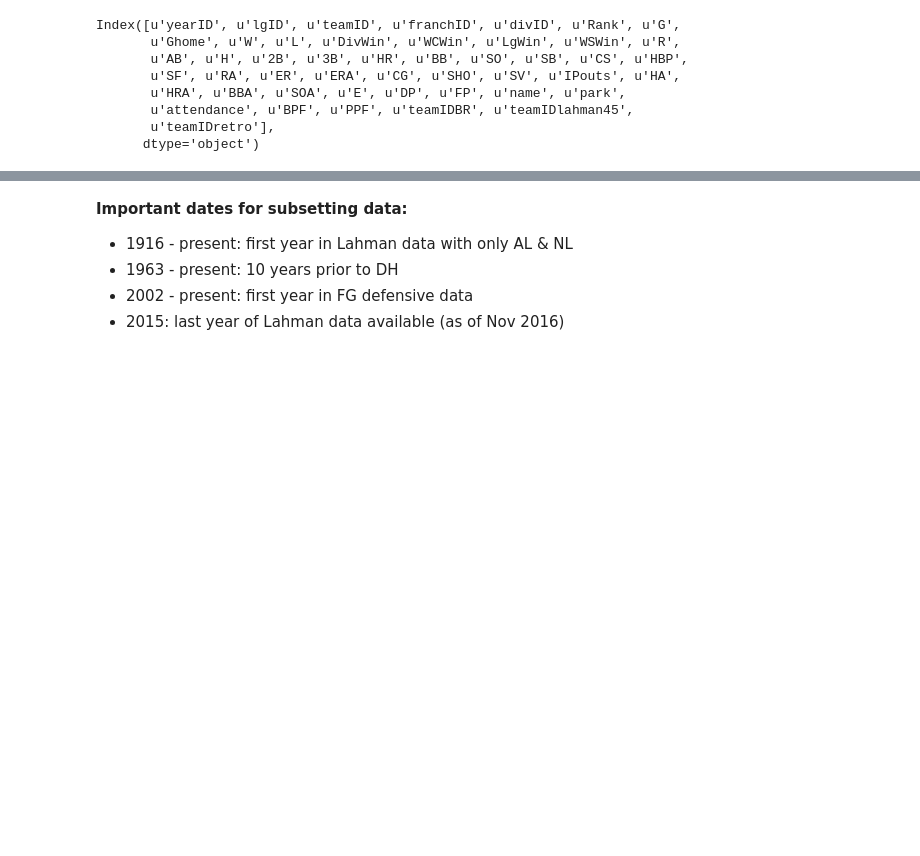
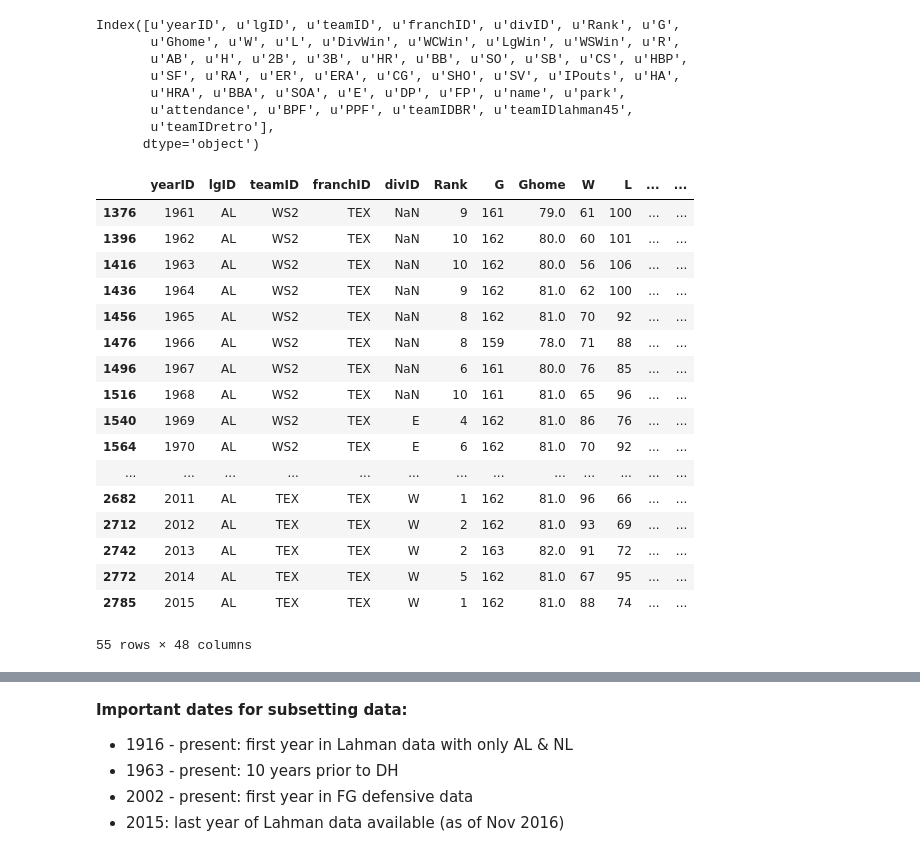
Before and after one commit to lukeremy/codex, a Jupyter notebook: baseball/Baseball data wrangle.ipynb, the cells around one changed output, grey strips where cells are left out. Saved outputs shown, nothing was run; the diff lists cells and outputs as text; code cells hidden in the pictures; blank space fills up the shorter version.

```diff
--- a/baseball/Baseball data wrangle.ipynb
+++ b/baseball/Baseball data wrangle.ipynb
@@ -138,6 +138,27 @@ Index([u'yearID', u'lgID', u'teamID', u'franchID', u'divID', u'Rank', u'G',
        u'attendance', u'BPF', u'PPF', u'teamIDBR', u'teamIDlahman45',
        u'teamIDretro'],
       dtype='object')
+# %%
+teams[teams['franchID']=='TEX']
+# %% [output]
+|  | yearID | lgID | teamID | franchID | divID | Rank | G | Ghome | W | L | ... | ... |
+| 1376 | 1961 | AL | WS2 | TEX | NaN | 9 | 161 | 79.0 | 61 | 100 | ... | ... |
+| 1396 | 1962 | AL | WS2 | TEX | NaN | 10 | 162 | 80.0 | 60 | 101 | ... | ... |
+| 1416 | 1963 | AL | WS2 | TEX | NaN | 10 | 162 | 80.0 | 56 | 106 | ... | ... |
+| 1436 | 1964 | AL | WS2 | TEX | NaN | 9 | 162 | 81.0 | 62 | 100 | ... | ... |
+| 1456 | 1965 | AL | WS2 | TEX | NaN | 8 | 162 | 81.0 | 70 | 92 | ... | ... |
+| 1476 | 1966 | AL | WS2 | TEX | NaN | 8 | 159 | 78.0 | 71 | 88 | ... | ... |
+| 1496 | 1967 | AL | WS2 | TEX | NaN | 6 | 161 | 80.0 | 76 | 85 | ... | ... |
+| 1516 | 1968 | AL | WS2 | TEX | NaN | 10 | 161 | 81.0 | 65 | 96 | ... | ... |
+| 1540 | 1969 | AL | WS2 | TEX | E | 4 | 162 | 81.0 | 86 | 76 | ... | ... |
+| 1564 | 1970 | AL | WS2 | TEX | E | 6 | 162 | 81.0 | 70 | 92 | ... | ... |
+| ... | ... | ... | ... | ... | ... | ... | ... | ... | ... | ... | ... | ... |
+| 2682 | 2011 | AL | TEX | TEX | W | 1 | 162 | 81.0 | 96 | 66 | ... | ... |
+| 2712 | 2012 | AL | TEX | TEX | W | 2 | 162 | 81.0 | 93 | 69 | ... | ... |
+| 2742 | 2013 | AL | TEX | TEX | W | 2 | 163 | 82.0 | 91 | 72 | ... | ... |
+| 2772 | 2014 | AL | TEX | TEX | W | 5 | 162 | 81.0 | 67 | 95 | ... | ... |
+| 2785 | 2015 | AL | TEX | TEX | W | 1 | 162 | 81.0 | 88 | 74 | ... | ... |
+55 rows × 48 columns
 # %%
 # add "playoffs" bool to Teams
 teams['playoffs'] = (teams['DivWin'] == "Y") | (teams['WCWin'] == "Y")
```
Also changed, not shown: parts of 20 cells of this notebook, 2 other files.
